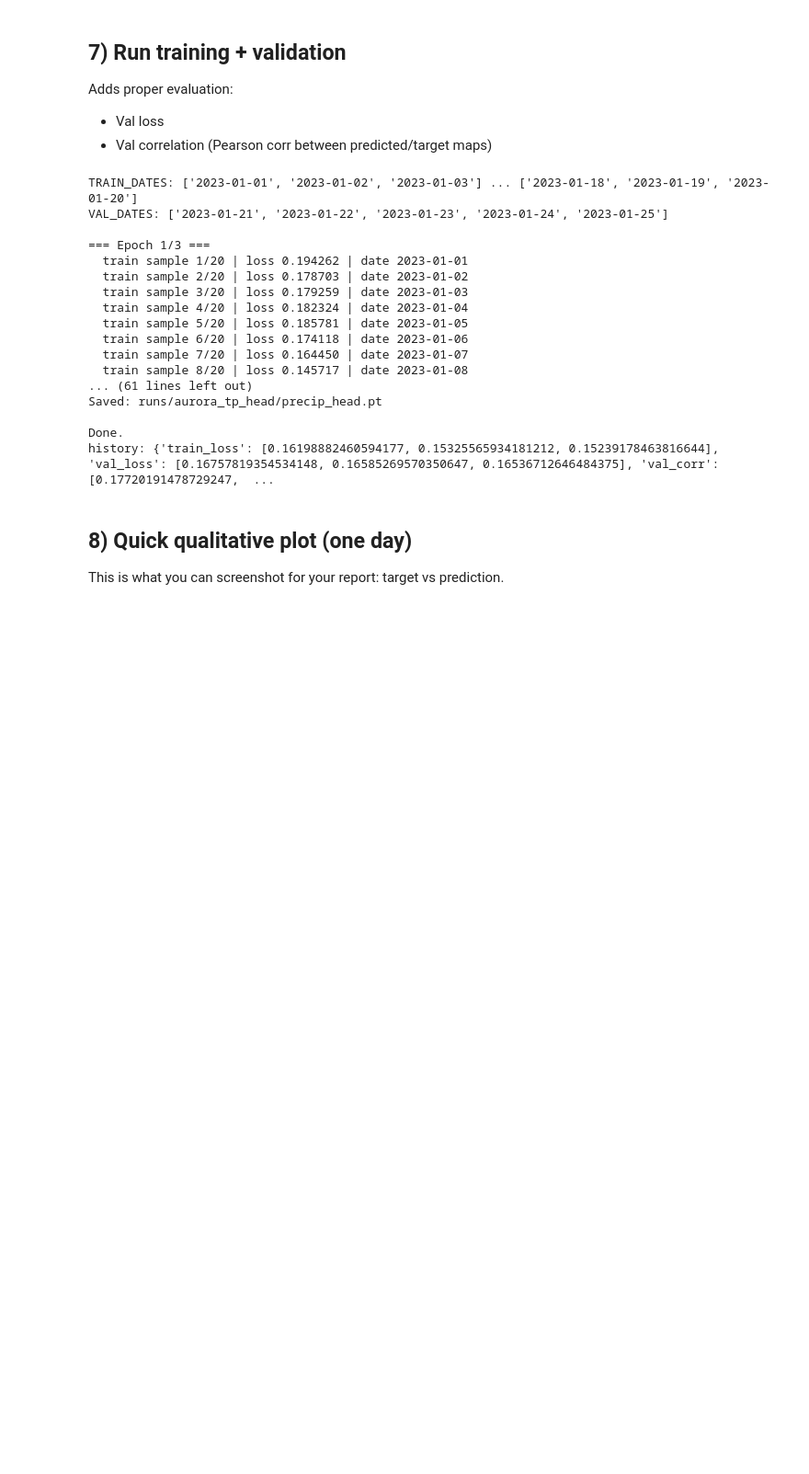
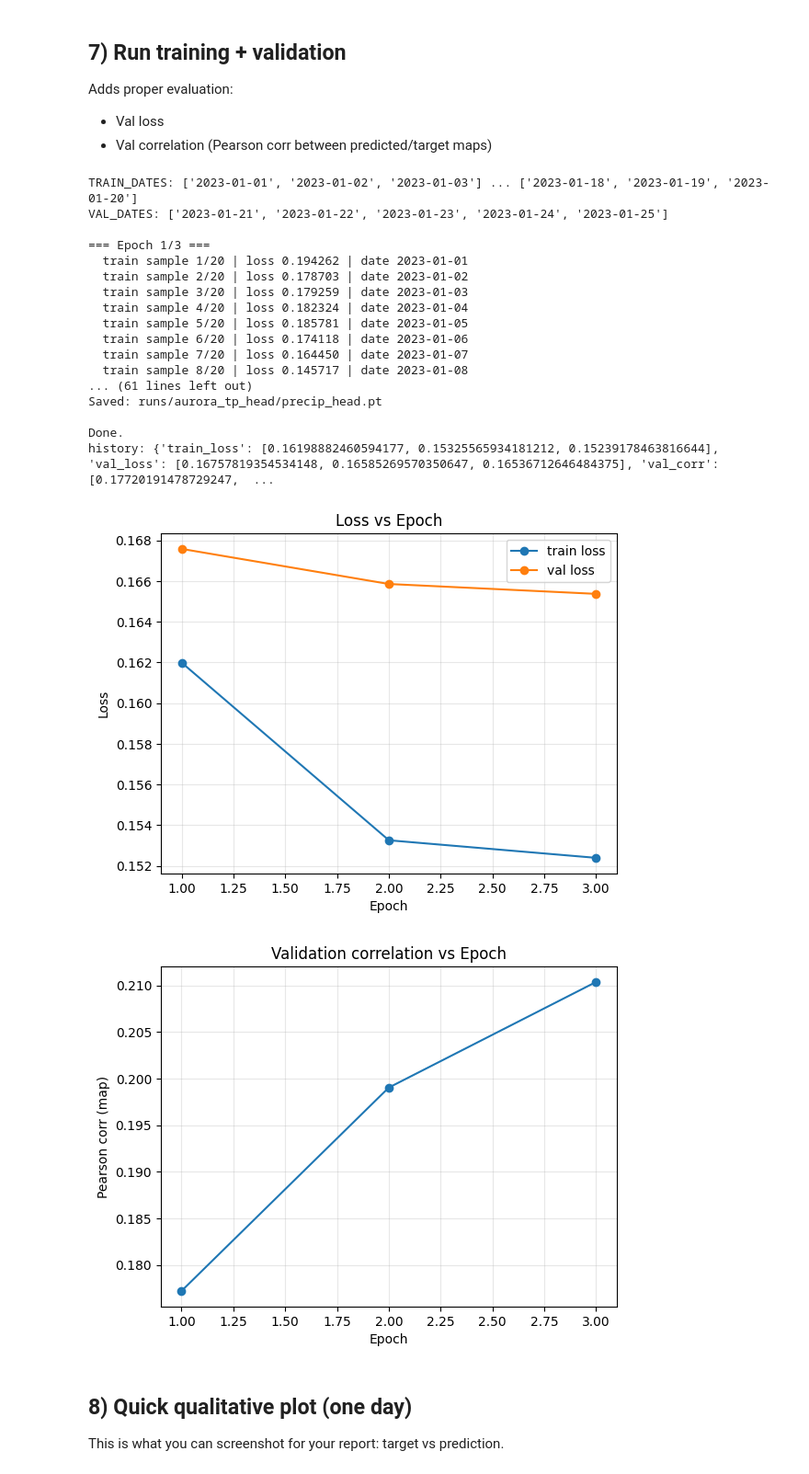
Before and after one commit to MichelFaloughi/enm5310-project, a Jupyter notebook: data/notebook2.ipynb, the cells around one changed output. Shown at 92% size. Saved outputs shown, nothing was run; the diff lists cells and outputs as text; code cells hidden in the pictures; blank space fills up the shorter version.

Commit message:
new plots

```diff
--- a/data/notebook2.ipynb
+++ b/data/notebook2.ipynb
@@ -374,3 +305,21 @@ print("Head device:", next(head.parameters()).device)
 # %% [output]
 Backbone device: cpu
 Head device: cpu
+# %%
+import torch
+
+# storage for curves even if we only load
+history = {"train_loss": [], "val_loss": [], "val_corr": []}
+
+if CHECKPOINT_PATH.exists():
+    ckpt = torch.load(CHECKPOINT_PATH, map_location="cpu")
+    head.load_state_dict(ckpt["head_state_dict"])
+    head.eval()
+    if "history" in ckpt:
+        history = ckpt["history"]
+    print(f"✓ Loaded checkpoint: {CHECKPOINT_PATH}")
+    print("  last train_loss:", history["train_loss"][-1] if len(history["train_loss"]) else None)
+    print("  last val_loss:",   history["val_loss"][-1]   if len(history["val_loss"]) else None)
+    print("  last val_corr:",   history["val_corr"][-1]   if len(history["val_corr"]) else None)
+else:
+    print("No checkpoint found yet at:", CHECKPOINT_PATH)
@@ -545,6 +504,35 @@ Saved: runs/aurora_tp_head/precip_head.pt
 
 Done.
 history: {'train_loss': [0.16198882460594177, 0.15325565934181212, 0.15239178463816644], 'val_loss': [0.16757819354534148, 0.16585269570350647, 0.16536712646484375], 'val_corr': [0.17720191478729247,  ...
+# %%
+import matplotlib.pyplot as plt
+import numpy as np
+
+assert "train_loss" in history, "history missing train_loss"
+epochs = np.arange(1, len(history["train_loss"]) + 1)
+
+plt.figure()
+plt.plot(epochs, history["train_loss"], marker="o", label="train loss")
+if len(history.get("val_loss", [])) == len(history["train_loss"]) and len(history["val_loss"]) > 0:
+    plt.plot(epochs, history["val_loss"], marker="o", label="val loss")
+plt.title("Loss vs Epoch")
+plt.xlabel("Epoch")
+plt.ylabel("Loss")
+plt.grid(True, alpha=0.3)
+plt.legend()
+plt.show()
+
+if "val_corr" in history and len(history["val_corr"]) == len(history["train_loss"]) and len(history["val_corr"]) > 0:
+    plt.figure()
+    plt.plot(epochs, history["val_corr"], marker="o")
+    plt.title("Validation correlation vs Epoch")
+    plt.xlabel("Epoch")
+    plt.ylabel("Pearson corr (map)")
+    plt.grid(True, alpha=0.3)
+    plt.show()
+# %% [output]
+[figure, added]
+[figure, added]
 # %% [markdown]
 ## 8) Quick qualitative plot (one day)
 This is what you can screenshot for your report: target vs prediction.
```
Also changed, not shown: parts of 7 cells of this notebook.
